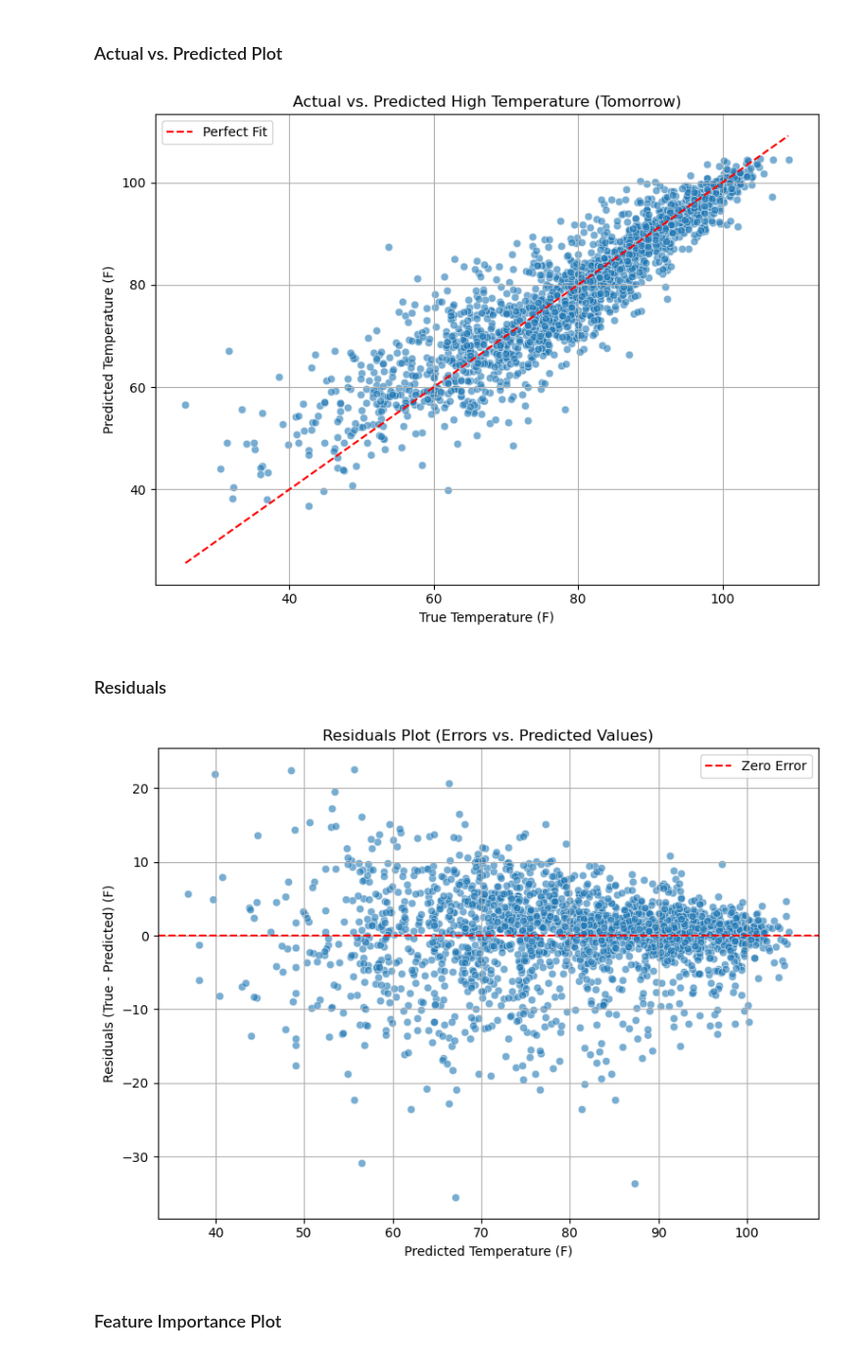
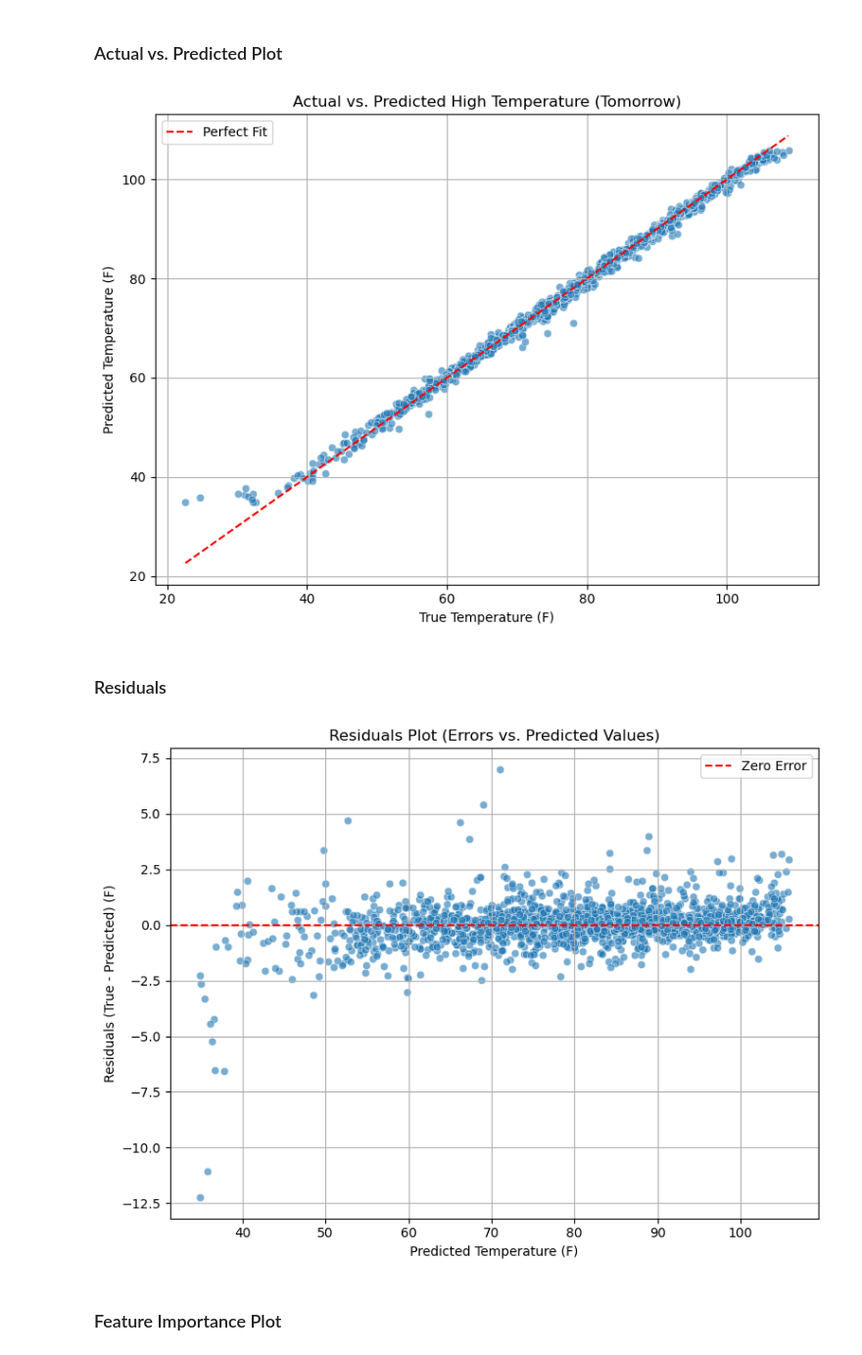
Before and after one commit to NujhatJalil/SHADE-project, a Jupyter notebook: notebooks/RandomForestNumerical.ipynb, the cells around one changed output. Shown at 98% size. Drawn from its saved outputs; the diff is of its cells as text; code cells hidden in the pictures.

```diff
--- a/notebooks/RandomForestNumerical.ipynb
+++ b/notebooks/RandomForestNumerical.ipynb
@@ -66,0 +62,40 @@ X_test_imputed = pd.DataFrame(X_test_imputed_array, columns=X_test.columns, inde
+# %%
+# Replace invalid entries
+invalid_strings = ['-', '', '#VALUE!']
+
+print("Replacing invalid string entries...")
+for col in X_train.columns:
+    X_train[col] = X_train[col].replace(invalid_strings, np.nan)
+    X_test[col] = X_test[col].replace(invalid_strings, np.nan)
+    X_train[col] = pd.to_numeric(X_train[col], errors='coerce')
+    X_test[col] = pd.to_numeric(X_test[col], errors='coerce')
+
+print(f"\nMissing values before imputation:")
+print(f"X_train: {X_train.isna().sum().sum()}")
+print(f"X_test: {X_test.isna().sum().sum()}")
+print(f"y_train: {y_train.isna().sum()}")
+print(f"y_test: {y_test.isna().sum()}")
+
+# KNN Imputation for features
+print("\nApplying KNN imputation (k=5)...")
+imputer = KNNImputer(n_neighbors=5)
+X_train_imputed = imputer.fit_transform(X_train)
+X_test_imputed = imputer.transform(X_test)
+
+# Convert back to DataFrame
+X_train = pd.DataFrame(X_train_imputed, columns=features, index=X_train.index)
+X_test = pd.DataFrame(X_test_imputed, columns=features, index=X_test.index)
+
+# Handle target variable missing values (simple mean imputation)
+if y_train.isna().sum() > 0:
+    print(f"Imputing {y_train.isna().sum()} missing y_train values with mean")
+    y_train = y_train.fillna(y_train.mean())
+if y_test.isna().sum() > 0:
+    print(f"Imputing {y_test.isna().sum()} missing y_test values with mean")
+    y_test = y_test.fillna(y_test.mean())
+
+print(f"\n✓ Missing values after imputation:")
+print(f"X_train: {X_train.isna().sum().sum()}")
+print(f"X_test: {X_test.isna().sum().sum()}")
+print(f"y_train: {y_train.isna().sum()}")
+print(f"y_test: {y_test.isna().sum()}")
@@ -263,7 +291,7 @@ try:
   print(f"Model type: {type(loaded_rf)}")
 
   y_pred_temp = loaded_rf.predict(X_test)
-  mse = mean_squared_error(y_test_temp, y_pred_temp)
+  mse = mean_squared_error(y_test, y_pred_temp)
   rmse = np.sqrt(mse)
 
   print("✅ Random Forest Regressor Trained and Evaluated.")
@@ -303,10 +331,10 @@ y_pred = final_model.predict(X_test)
 ### Actual vs. Predicted Plot
 # %%
 plt.figure(figsize=(8, 6))
-sns.scatterplot(x=y_test_temp, y=y_pred, alpha=0.6)
+sns.scatterplot(x=y_test, y=y_pred, alpha=0.6)
 
-max_val = max(y_test_temp.max(), y_pred.max())
-min_val = min(y_test_temp.min(), y_pred.min())
+max_val = max(y_test.max(), y_pred.max())
+min_val = min(y_test.min(), y_pred.min())
 plt.plot([min_val, max_val], [min_val, max_val], color='red', linestyle='--', label='Perfect Fit')
 
 plt.title('Actual vs. Predicted High Temperature (Tomorrow)')
@@ -319,28 +347,28 @@ plt.savefig(os.path.join(OUTPUT_DIR, 'actual_vs_predicted_regressor.png'))
 plt.show()
 plt.close()
 # %% [output]
-[figure, old version]
+[figure, new version]
 # %% [markdown]
 ### Residuals
 # %%
-residuals = y_test_temp - y_pred_temp
+residuals = y_test - y_pred_temp
 plt.figure(figsize=(8, 6))
 
 # Plot residuals against predicted values
 sns.scatterplot(x=y_pred_temp, y=residuals, alpha=0.6)
 plt.axhline(y=0, color='red', linestyle='--', label='Zero Error')
 
 plt.title('Residuals Plot (Errors vs. Predicted Values)')
 plt.xlabel('Predicted Temperature (F)')
 plt.ylabel('Residuals (True - Predicted) (F)')
 plt.grid(True)
 plt.legend()
 plt.tight_layout()
 plt.savefig(os.path.join(OUTPUT_DIR, 'residuals_plot_regressor.png'))
 plt.show()
 plt.close()
 # %% [output]
-[figure, old version]
+[figure, new version]
 # %% [markdown]
 ### Feature Importance Plot
 # %%
```
Also changed, not shown: parts of 14 cells of this notebook, 19 other files.
